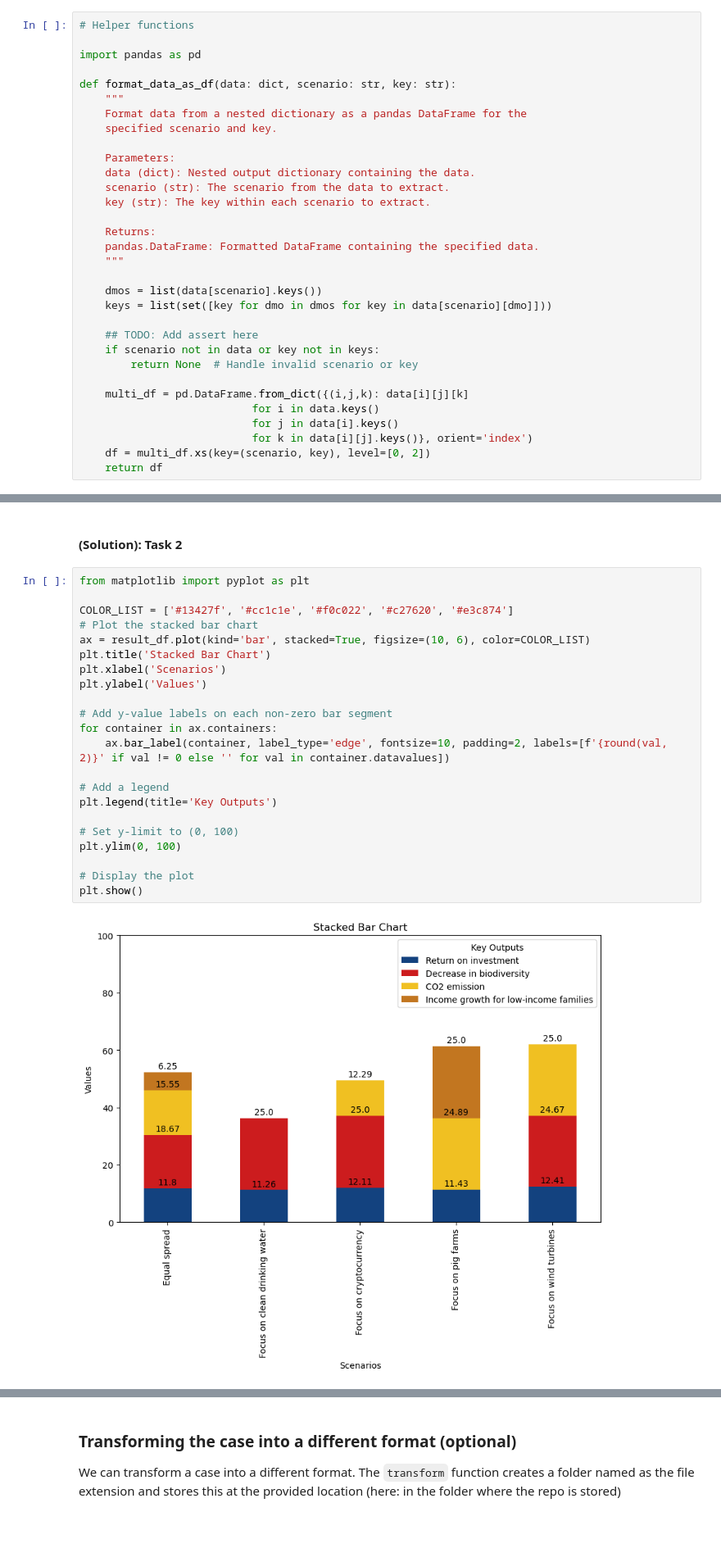
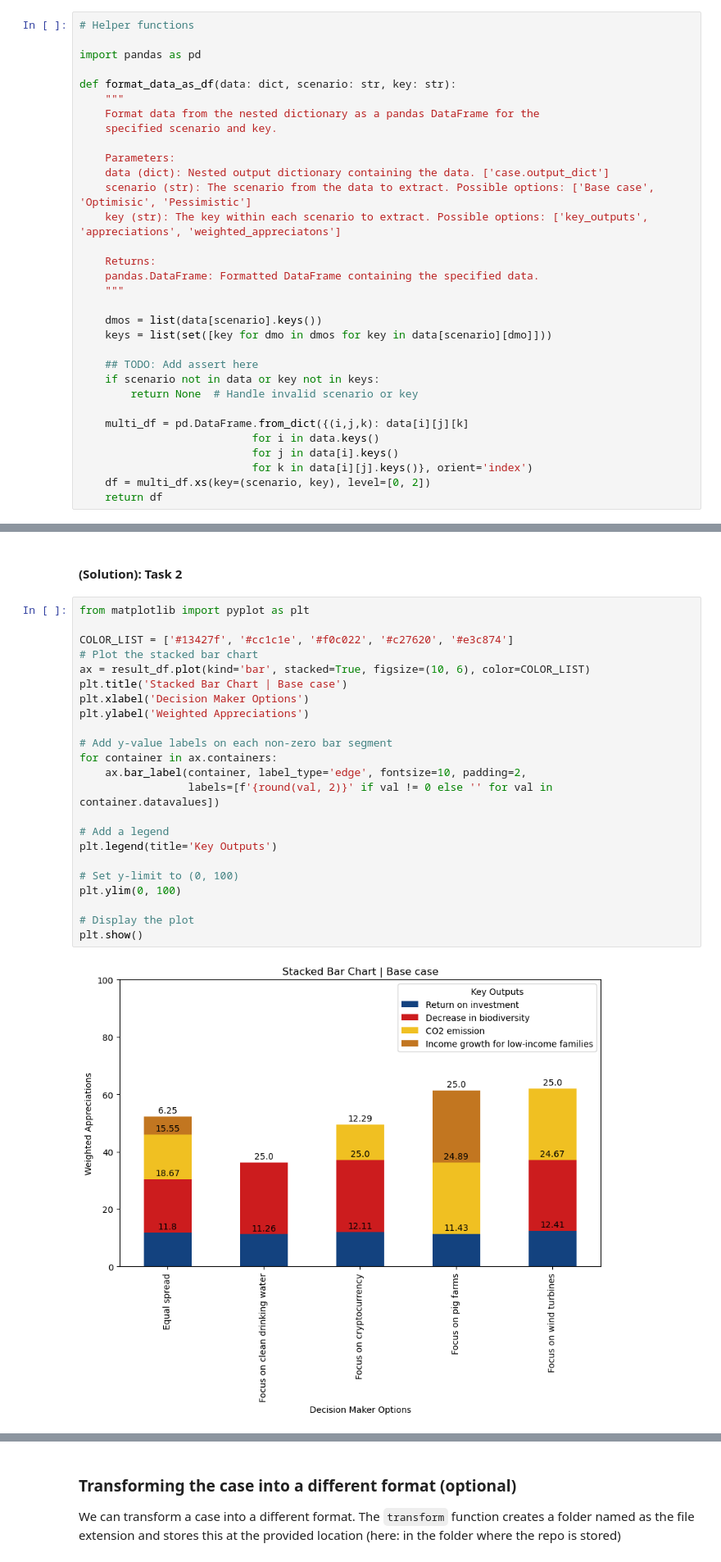
Before and after one commit to ymmath/trbs, a Jupyter notebook: model/tRBS_Exercise_Nyenrode.ipynb, the cells around one changed output, grey strips where cells are left out. Shown at 82% size. Drawn from its saved outputs; the diff is of its cells as text; blank space fills up the shorter version.

Commit message:
housekeeping for viz task and weighted appreciation calculation task

```diff
--- a/model/tRBS_Exercise_Nyenrode.ipynb
+++ b/model/tRBS_Exercise_Nyenrode.ipynb
@@ -271,13 +271,13 @@ import pandas as pd
 
 def format_data_as_df(data: dict, scenario: str, key: str):
     """
-    Format data from a nested dictionary as a pandas DataFrame for the
+    Format data from the nested dictionary as a pandas DataFrame for the
     specified scenario and key.
 
     Parameters:
-    data (dict): Nested output dictionary containing the data.
-    scenario (str): The scenario from the data to extract.
-    key (str): The key within each scenario to extract.
+    data (dict): Nested output dictionary containing the data. ['case.output_dict']
+    scenario (str): The scenario from the data to extract. Possible options: ['Base case', 'Optimisic', 'Pessimistic']
+    key (str): The key within each scenario to extract. Possible options: ['key_outputs', 'appreciations', 'weighted_appreciatons']
 
     Returns:
     pandas.DataFrame: Formatted DataFrame containing the specified data.
@@ -398,27 +419,28 @@ result_df
 # %%
 from matplotlib import pyplot as plt
 
 COLOR_LIST = ['#13427f', '#cc1c1e', '#f0c022', '#c27620', '#e3c874']
 # Plot the stacked bar chart
 ax = result_df.plot(kind='bar', stacked=True, figsize=(10, 6), color=COLOR_LIST)
-plt.title('Stacked Bar Chart')
-plt.xlabel('Scenarios')
-plt.ylabel('Values')
+plt.title('Stacked Bar Chart | Base case')
+plt.xlabel('Decision Maker Options')
+plt.ylabel('Weighted Appreciations')
 
 # Add y-value labels on each non-zero bar segment
 for container in ax.containers:
-    ax.bar_label(container, label_type='edge', fontsize=10, padding=2, labels=[f'{round(val, 2)}' if val != 0 else '' for val in container.datavalues])
+    ax.bar_label(container, label_type='edge', fontsize=10, padding=2,
+                 labels=[f'{round(val, 2)}' if val != 0 else '' for val in container.datavalues])
 
 # Add a legend
 plt.legend(title='Key Outputs')
 
 # Set y-limit to (0, 100)
 plt.ylim(0, 100)
 
 # Display the plot
 plt.show()
 # %% [output]
-[figure, old version]
+[figure, new version]
 # %% [markdown]
 ### (Ideas for extra data science)
 - Change to Nyenrode colors
```
Also changed, not shown: parts of 8 cells of this notebook.
